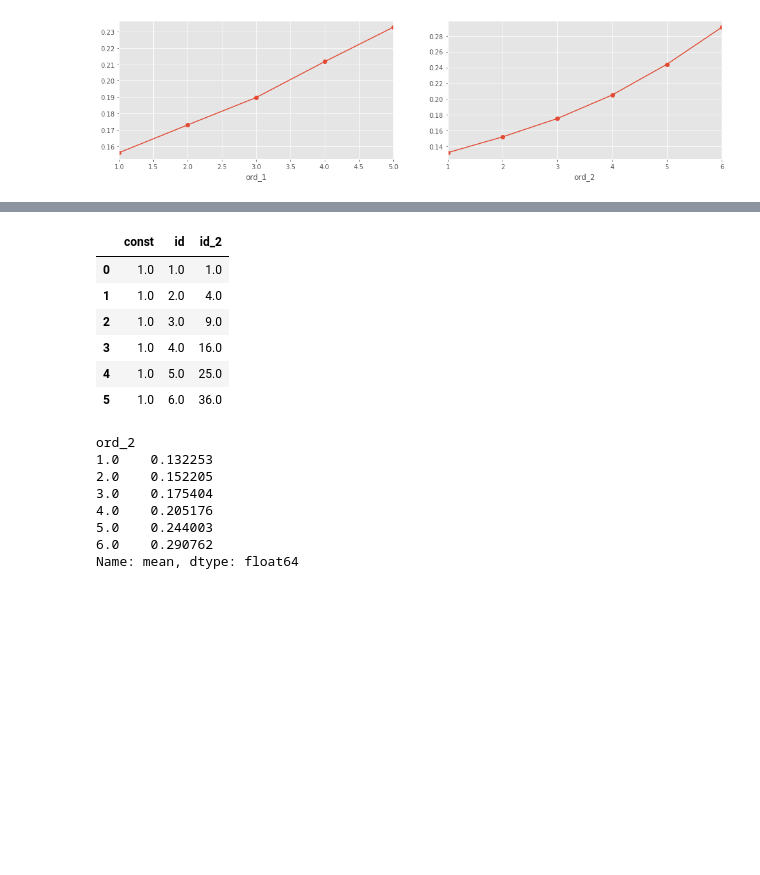
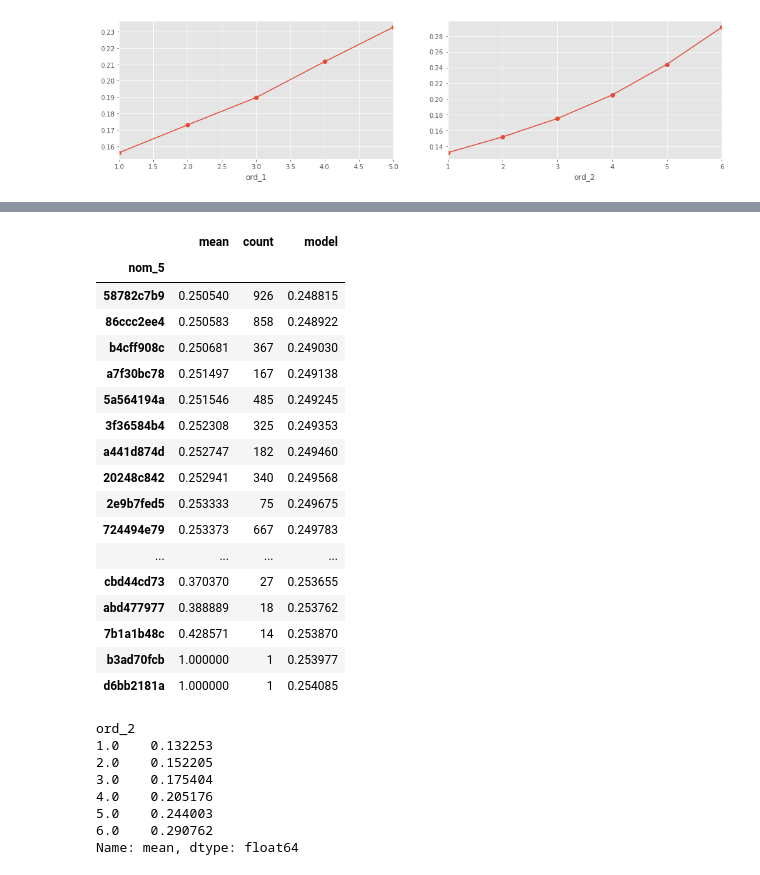
Before and after one commit to viktorsapozhok/cafeen, a Jupyter notebook: notebooks/1_eda.ipynb, the cells around one changed output, grey strips where cells are left out. Saved outputs shown, nothing was run; the diff lists cells and outputs as text; code cells hidden in the pictures; blank space fills up the shorter version.

```diff
--- a/notebooks/1_eda.ipynb
+++ b/notebooks/1_eda.ipynb
@@ -244,13 +261,24 @@ encoding[['mean', 'model']].plot(ax=ax, marker='o')
-# %%
-X
-# %% [output]
-|  | const | id | id_2 |
-| 0 | 1.0 | 1.0 | 1.0 |
-| 1 | 1.0 | 2.0 | 4.0 |
-| 2 | 1.0 | 3.0 | 9.0 |
-| 3 | 1.0 | 4.0 | 16.0 |
-| 4 | 1.0 | 5.0 | 25.0 |
-| 5 | 1.0 | 6.0 | 36.0 |
+# %%
+encoding.iloc[-50:]
+# %% [output]
+|  | mean | count | model |
+| nom_5 |  |  |  |
+| 58782c7b9 | 0.250540 | 926 | 0.248815 |
+| 86ccc2ee4 | 0.250583 | 858 | 0.248922 |
+| b4cff908c | 0.250681 | 367 | 0.249030 |
+| a7f30bc78 | 0.251497 | 167 | 0.249138 |
+| 5a564194a | 0.251546 | 485 | 0.249245 |
+| 3f36584b4 | 0.252308 | 325 | 0.249353 |
+| a441d874d | 0.252747 | 182 | 0.249460 |
+| 20248c842 | 0.252941 | 340 | 0.249568 |
+| 2e9b7fed5 | 0.253333 | 75 | 0.249675 |
+| 724494e79 | 0.253373 | 667 | 0.249783 |
+| ... | ... | ... | ... |
+| cbd44cd73 | 0.370370 | 27 | 0.253655 |
+| abd477977 | 0.388889 | 18 | 0.253762 |
+| 7b1a1b48c | 0.428571 | 14 | 0.253870 |
+| b3ad70fcb | 1.000000 | 1 | 0.253977 |
+| d6bb2181a | 1.000000 | 1 | 0.254085 |
 # %%
 y
 # %% [output]
```
Also changed, not shown: parts of 2 cells of this notebook, 3 other files.
